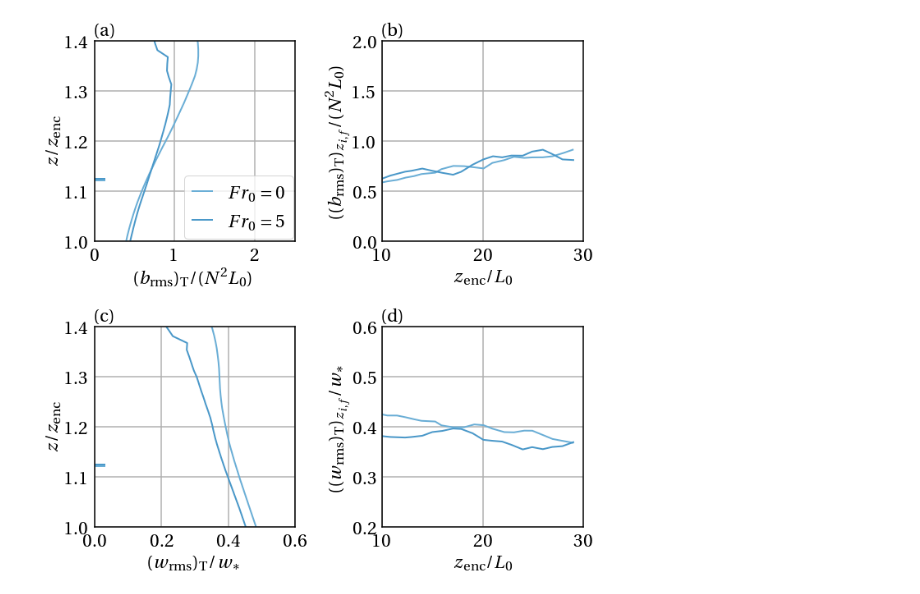
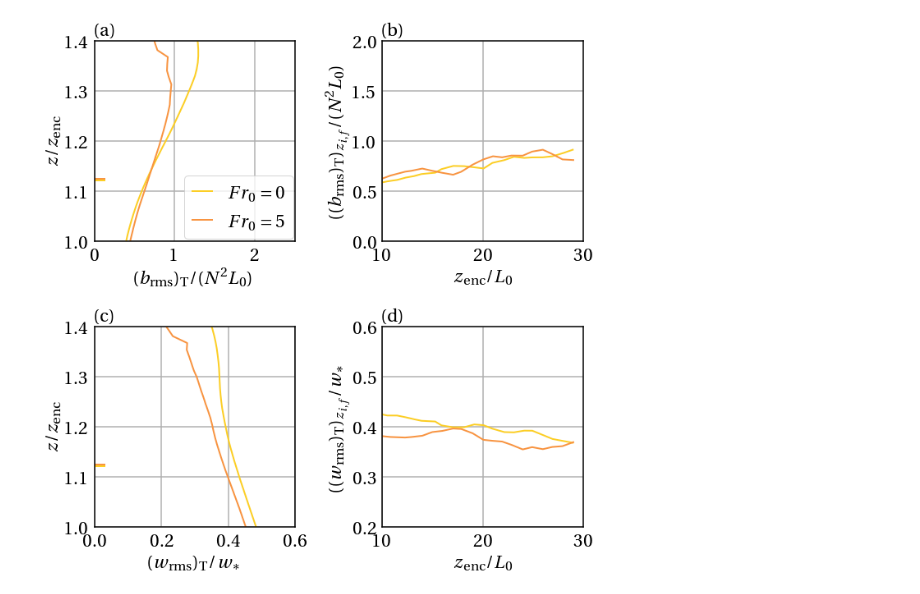
Before and after one commit to katherine-fodor/tlab-tools, a Jupyter notebook: stats_cond_time.ipynb, the cells around one changed output. Drawn from its saved outputs; the diff is of its cells as text; code cells hidden in the pictures.

```diff
--- a/stats_cond_time.ipynb
+++ b/stats_cond_time.ipynb
@@ -287,7 +287,10 @@ rho_bw_zif_S25_turb =  (np.array(S25_vort_p2_v1_zif)-np.array(S25_vort_p2_s1_mea
 # Plot
 
 blues = matplotlib.cm.get_cmap('Blues')
-greens = matplotlib.cm.get_cmap('Greens')
+
+colors = []
+for value in [0.1,0.25,0.40,0.55,0.7,0.85]:
+    colors.append(matplotlib.cm.get_cmap('plasma_r')(value))
 
 f, ((ax1,ax2),(ax3,ax4)) = plt.subplots(2,2,figsize=(10,10))
 ax1.grid(True,linewidth=1.5)
@@ -296,43 +299,43 @@ ax3.grid(True,linewidth=1.5)
 ax4.grid(True,linewidth=1.5)
 ax1.tick_params(bottom=False,left=False)
 ax2.tick_params(bottom=False,left=False)
 ax3.tick_params(bottom=False,left=False)
 ax4.tick_params(bottom=False,left=False)
 ax1.set_xlim(0,2.5)
 ax1.set_ylim(1,1.4)
 ax2.set_xlim(10,30)
 ax2.set_ylim(0,2)
 ax3.set_ylim(1,1.4)
 ax3.set_xlim(0,0.6)
 ax4.set_ylim(0.2,0.6)
 ax4.set_xlim(10,30)
-ax1.plot(np.mean(np.sqrt(S0_vort_int.P2S1Mom2[4:7,:]),axis=0)/(N**2*L0),S0.y/np.mean(S0.z_enc[4:7]),c=blues(0.5),label=r'$Fr_0=0$')
-ax1.plot(np.mean(np.sqrt(S05_vort_int.P2S1Mom2[4:7,:]),axis=0)/(N**2*L0),S05.y/np.mean(S05.z_enc[4:7],axis=0),c=blues(0.6),label=r'$Fr_0=5$')
-ax2.plot(S0.z_enc[1:-1]/L0,runningmean(np.sqrt(S0_vort_p2_s1_var_zif),1)/(N**2*L0),c=blues(0.5))
-ax2.plot(S05.z_enc[1:-1]/L0,runningmean(np.sqrt(S05_vort_p2_s1_var_zif),1)/(N**2*L0),c=blues(0.6))
-ax3.plot(np.mean(np.sqrt(S0_vort_int.P2VMom2[4:7,:]),axis=0)/np.mean((B0*S0.z_enc[4:7])**(1./3.)),S0.y/np.mean(S0.z_enc[4:7]),c=blues(0.5))
-ax3.plot(np.mean(np.sqrt(S05_vort_int.P2VMom2[4:7,:]),axis=0)/np.mean((B0*S05.z_enc[4:7])**(1./3.)),S05.y/np.mean(S05.z_enc[4:7]),c=blues(0.6))
-ax4.plot(S0.z_enc[1:-1]/L0,runningmean(np.sqrt(S0_vort_p2_w_var_zif)/(B0*S0.z_enc)**(1./3.),1),c=blues(0.5),label=r'$Fr_0=0$')
-ax4.plot(S05.z_enc[1:-1]/L0,runningmean(np.sqrt(S05_vort_p2_w_var_zif)/(B0*S0.z_enc)**(1./3.),1),c=blues(0.6),label=r'$Fr_0=5$')
-ax1.axhline(np.mean(S0.z_if[4:7]/S0.z_enc[4:7]),0,0.05,c=blues(0.5))
-ax1.axhline(np.mean(S05.z_if[4:7]/S05.z_enc[4:7]),0,0.05,c=blues(0.6))
-ax3.axhline(np.mean(S0.z_if[4:7]/S0.z_enc[4:7]),0,0.05,c=blues(0.5))
-ax3.axhline(np.mean(S05.z_if[4:7]/S05.z_enc[4:7]),0,0.05,c=blues(0.6))
+ax1.plot(np.mean(np.sqrt(S0_vort_int.P2S1Mom2[4:7,:]),axis=0)/(N**2*L0),S0.y/np.mean(S0.z_enc[4:7]),c=colors[0],label=r'$Fr_0=0$')
+ax1.plot(np.mean(np.sqrt(S05_vort_int.P2S1Mom2[4:7,:]),axis=0)/(N**2*L0),S05.y/np.mean(S05.z_enc[4:7],axis=0),c=colors[1],label=r'$Fr_0=5$')
+ax2.plot(S0.z_enc[1:-1]/L0,runningmean(np.sqrt(S0_vort_p2_s1_var_zif),1)/(N**2*L0),c=colors[0])
+ax2.plot(S05.z_enc[1:-1]/L0,runningmean(np.sqrt(S05_vort_p2_s1_var_zif),1)/(N**2*L0),c=colors[1])
+ax3.plot(np.mean(np.sqrt(S0_vort_int.P2VMom2[4:7,:]),axis=0)/np.mean((B0*S0.z_enc[4:7])**(1./3.)),S0.y/np.mean(S0.z_enc[4:7]),c=colors[0])
+ax3.plot(np.mean(np.sqrt(S05_vort_int.P2VMom2[4:7,:]),axis=0)/np.mean((B0*S05.z_enc[4:7])**(1./3.)),S05.y/np.mean(S05.z_enc[4:7]),c=colors[1])
+ax4.plot(S0.z_enc[1:-1]/L0,runningmean(np.sqrt(S0_vort_p2_w_var_zif)/(B0*S0.z_enc)**(1./3.),1),c=colors[0],label=r'$Fr_0=0$')
+ax4.plot(S05.z_enc[1:-1]/L0,runningmean(np.sqrt(S05_vort_p2_w_var_zif)/(B0*S0.z_enc)**(1./3.),1),c=colors[1],label=r'$Fr_0=5$')
+ax1.axhline(np.mean(S0.z_if[4:7]/S0.z_enc[4:7]),0,0.05,c=colors[0])
+ax1.axhline(np.mean(S05.z_if[4:7]/S05.z_enc[4:7]),0,0.05,c=colors[1])
+ax3.axhline(np.mean(S0.z_if[4:7]/S0.z_enc[4:7]),0,0.05,c=colors[0])
+ax3.axhline(np.mean(S05.z_if[4:7]/S05.z_enc[4:7]),0,0.05,c=colors[1])
 ax1.set_xlabel(r'$(b_\mathrm{rms})_\mathrm{T} /(N^2L_0)$')
 ax1.set_ylabel(r'$z/z_\mathrm{enc}$')
 ax1.set_title('(a)',fontsize=24,loc='left')
 ax2.set_xlabel(r'$z_\mathrm{enc}/L_0$')
 ax2.set_ylabel(r'$((b_\mathrm{rms})_\mathrm{T})_{z_{i,f}}/(N^2L_0)$')
 ax2.set_title('(b)',fontsize=24,loc='left')
 ax3.set_xlabel(r'$(w_\mathrm{rms})_\mathrm{T} / w_*$')
 ax3.set_ylabel(r'$z/z_\mathrm{enc}$')
 ax3.set_title('(c)',fontsize=24,loc='left')
 ax4.set_xlabel(r'$z_\mathrm{enc}/L_0$')
 ax4.set_ylabel(r'$((w_\mathrm{rms})_\mathrm{T})_{z_{i,f}}/w_*$')
 ax4.set_title('(d)',fontsize=24,loc='left')
 ax1.legend(loc='best',fontsize=24,handlelength=1,borderaxespad=0.1)
 plt.tight_layout()
 plt.savefig(opath+'s1_rms_w_rms_Fr0_Fr5.pdf',bbox_inches='tight')
 plt.show()
 # %% [output]
-[figure, old version]
+[figure, new version]
```
Also changed, not shown: parts of 1 cell of this notebook, 3 other files.
